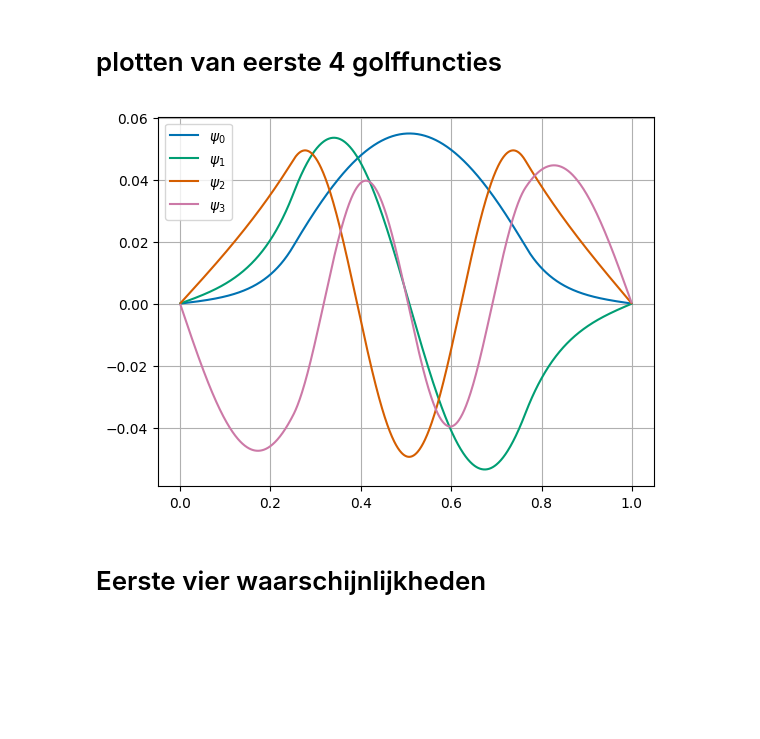
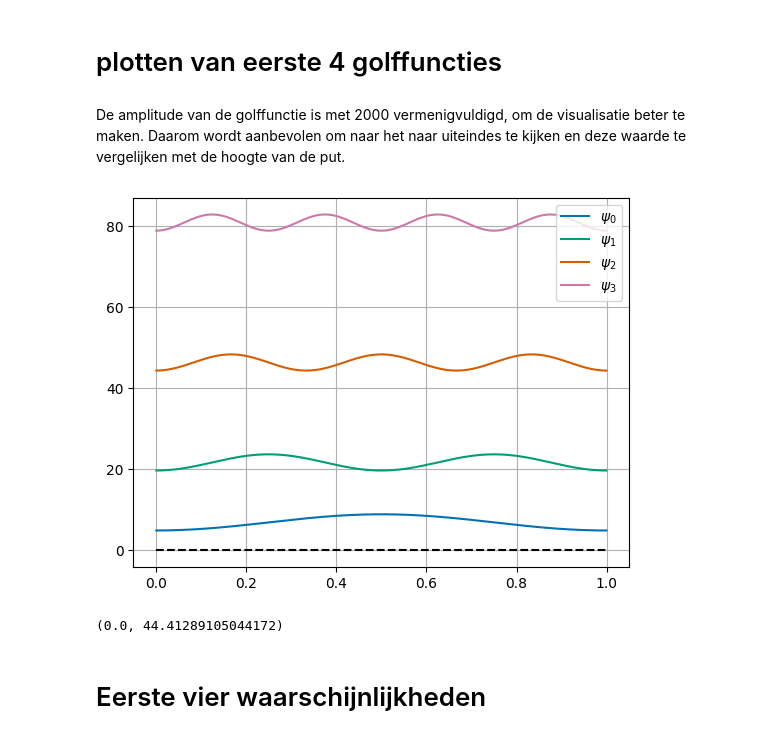
Before and after one commit to R4vante/School, a Jupyter notebook: ASIA/Leroy-1D-Schroedinger.ipynb, the cells around one changed output. Drawn from its saved outputs; the diff is of its cells as text; code cells hidden in the pictures; blank space fills up the shorter version.

```diff
--- a/ASIA/Leroy-1D-Schroedinger.ipynb
+++ b/ASIA/Leroy-1D-Schroedinger.ipynb
@@ -46,9 +48,9 @@ Dus volgende dingen zijn nodig in python:
 # %%
 def V_p(x):
 
-    # return np.zeros(len(x)) # Voor infinite square well
+    return np.zeros(len(x)) # Voor infinite square well
 
-    return 100 * ((x<=0.25) + (x>=0.765)).astype(float) # Voor finite square well
+    # return  100* ((x<=0.25) + (x>=0.75)).astype(float) # Voor finite square well
 # %% [markdown]
 # Functie voor het lineaire algebra probleem
 
@@ -118,17 +120,27 @@ $$ E = \frac{\hbar^2 E'}{m L^2} $$
 maar dat doe ik niet want geeft weinig toegevoegde waarde. Je kan ook namelijk dimensieloos plotten.
 # %% [markdown]
 # plotten van eerste 4 golffuncties
+# %% [markdown]
+De amplitude van de golffunctie is met 2000 vermenigvuldigd, om de visualisatie beter te maken. Daarom wordt aanbevolen om naar het naar uiteindes te kijken en deze waarde te vergelijken met de hoogte van de put.
 # %%
+
 fig, ax = plt.subplots(1,1)
 ax.grid(True)
 
 for i in range(0,4):
-    ax.plot(x[1:-1], psi[i], label=("$\psi_{%i}$" %i))
+    ax.plot(x[1:-1], np.abs(psi[i])**2*2000+(E[i]), label=("$\psi_{%i}$" %i))
+
+ax.plot(x, V_p(x), 'k--')
+# ax.set_yim([0, 18])
 
 ax.legend()
 plt.show()
 # %% [output]
-[figure, old version]
+[figure, new version]
+# %%
+np.max(V_p(x)), E[2]
+# %% [output]
+(0.0, 44.41289105044172)
 # %% [markdown]
 # Eerste vier waarschijnlijkheden
 # %%
```
Also changed, not shown: parts of 11 cells of this notebook, 3 other files.
